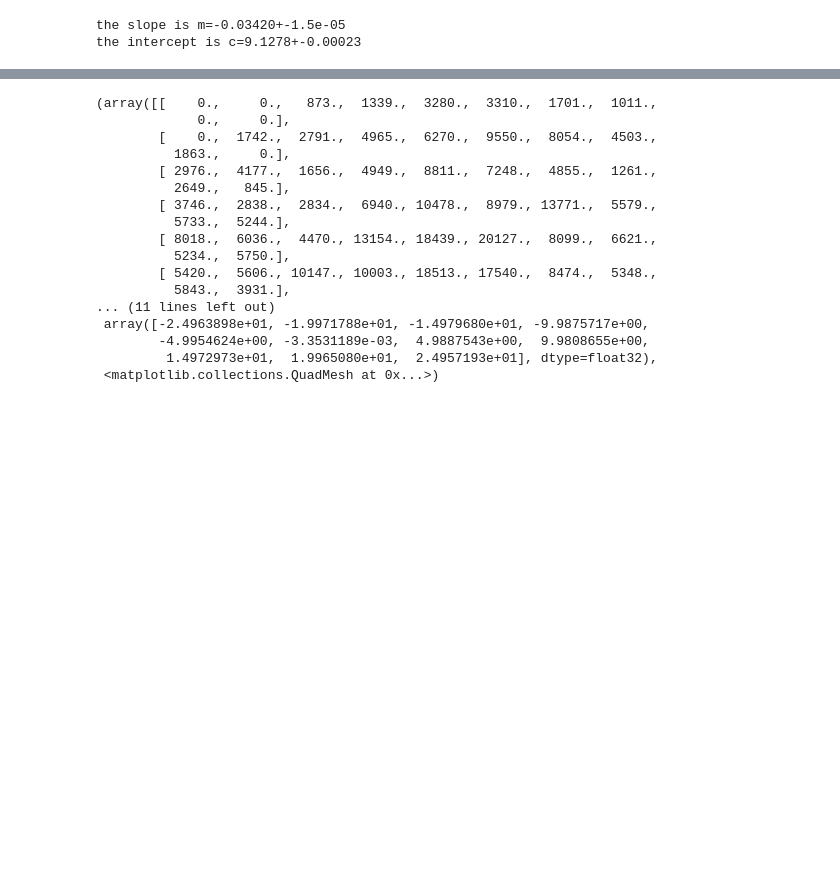
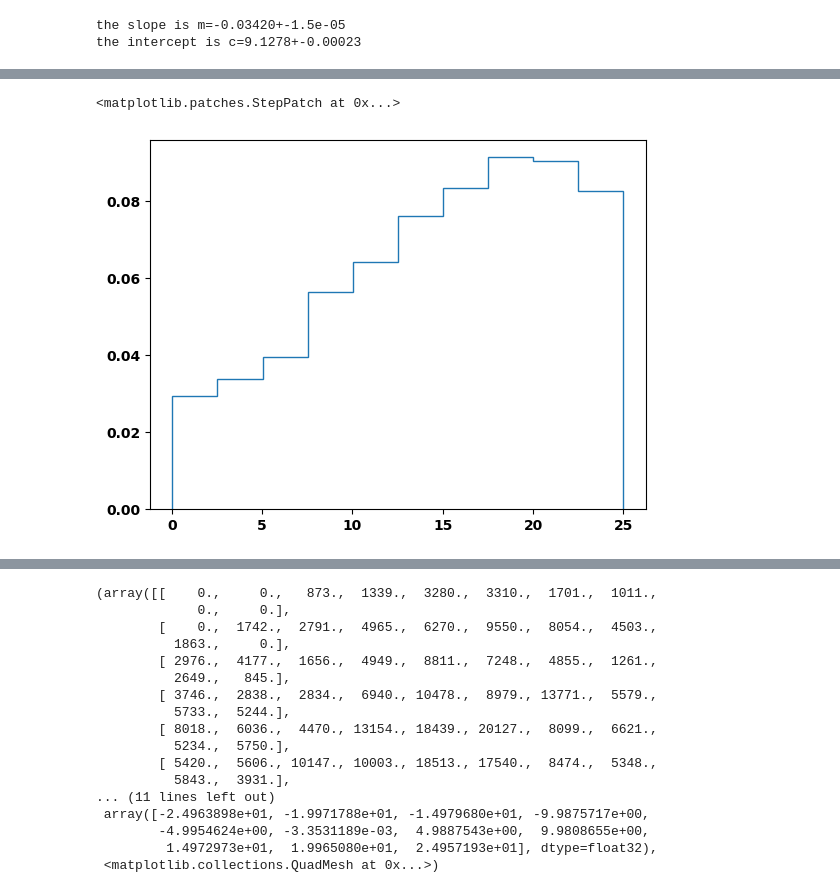
Before and after one commit to orm11/astr4004_assignment_02, a Jupyter notebook: Radial_metalicity_relatons_in_simlations.ipynb, the cells around one changed output, grey strips where cells are left out. Drawn from its saved outputs; the diff is of its cells as text; code cells hidden in the pictures; blank space fills up the shorter version.

````diff
--- a/Radial_metalicity_relatons_in_simlations.ipynb
+++ b/Radial_metalicity_relatons_in_simlations.ipynb
@@ -60,3 +60,14 @@ the intercept is c=9.1278+-0.00023
 ![](figures\A_vs_Grad.png)
 
 using ```scipy.optimize.curvefit``` the slope and intercept of the linear model in the above plot are $m=-0.03420\pm1.5\times10^{-10},\;c=9.1278\pm0.00023$. these parameters were computed using a Levenberg-Marquardt algorithm for least squares fitting with no bounds and innitial conditions of $m_0=-\frac{1}{30},\;c_0=9.1$ which were estimated from reading the plot.
+# %%
+#compute root mean square and plot
+bin_edges = np.linspace(min(data['R_Gal']),max(data['R_Gal']),11)
+RMSEs = []
+for i in range(len(bin_edges)-1):
+    RMSE = np.sqrt(np.mean(data['residual'][(data['R_Gal']<bin_edges[i+1]) & (data['R_Gal']>bin_edges[i])]**2))
+    RMSEs.append(RMSE)
+plt.stairs(RMSEs,bin_edges)
+# %% [output]
+<matplotlib.patches.StepPatch at 0x...>
+[figure, added]
````
Also changed, not shown: parts of 3 cells of this notebook.
